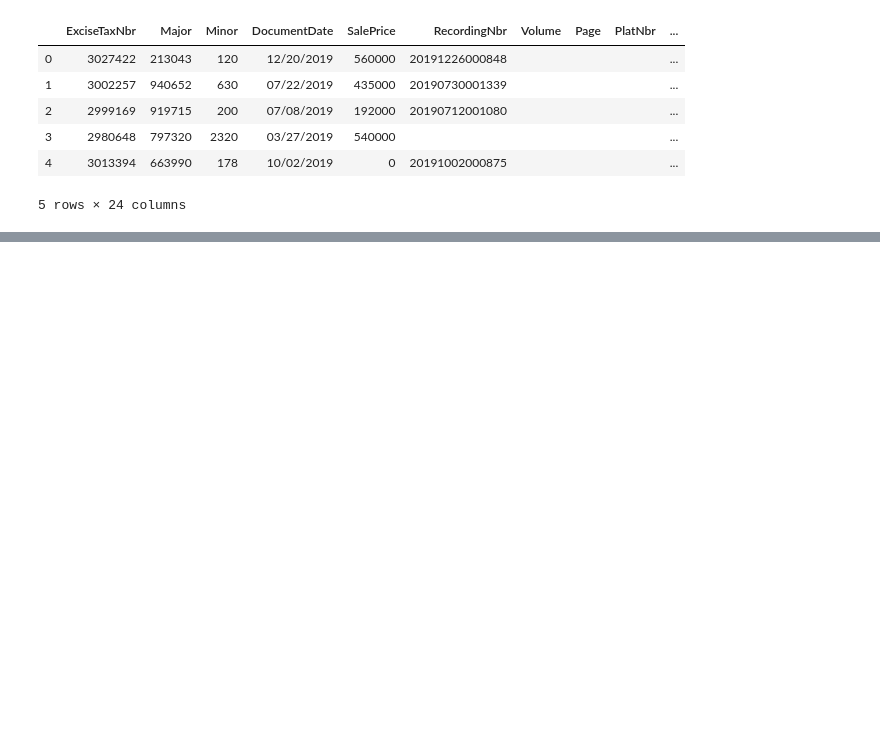
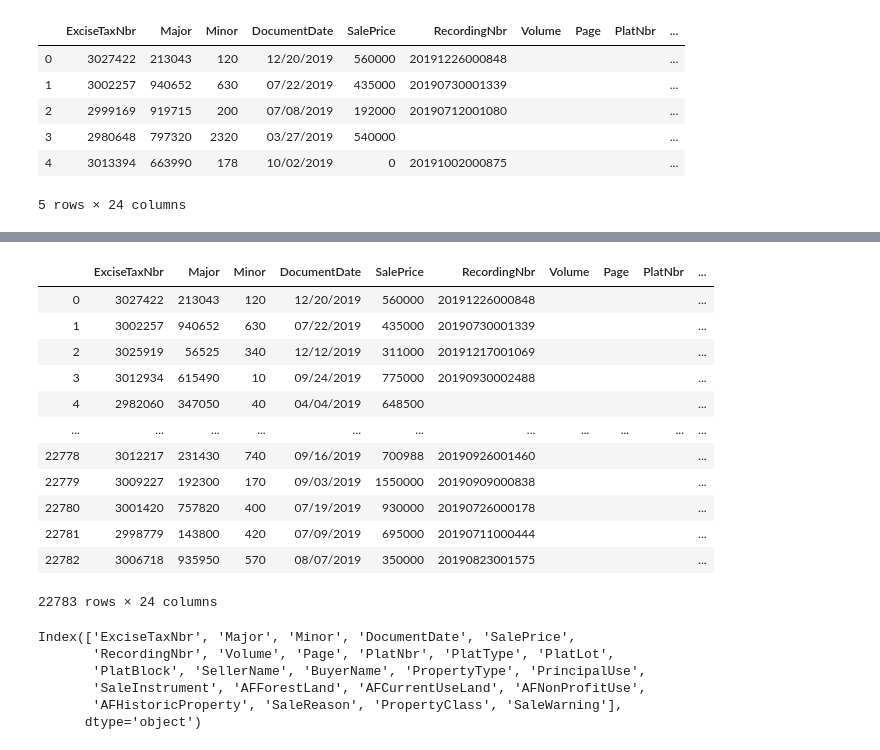
Before and after one commit to hmdev649/mod2-project, a Jupyter notebook: Exploratory Notebooks/Tim.ipynb, the cells around one changed output, grey strips where cells are left out. Saved outputs shown, nothing was run; the diff lists cells and outputs as text; code cells hidden in the pictures; blank space fills up the shorter version.

```diff
--- a/Exploratory Notebooks/Tim.ipynb
+++ b/Exploratory Notebooks/Tim.ipynb
@@ -36,0 +37,3 @@ df2019.to_csv('../references/df2019',index=False)
+# %%
+df2019 = pd.read_csv("../references/df2019.csv")
+df2019.head()
@@ -36,0 +81,31 @@ df2019.to_csv('../references/df2019',index=False)
+# %%
+q2 = ("""
+SELECT *
+FROM df2019
+WHERE (PropertyType = 11 or PropertyType = 12 or PropertyType = 13 or PropertyType = 14) and SalePrice > 0
+""")
+dfresidence =ps.sqldf(q2)
+dfresidence
+# %% [output]
+|  | ExciseTaxNbr | Major | Minor | DocumentDate | SalePrice | RecordingNbr | Volume | Page | PlatNbr | ... |
+| 0 | 3027422 | 213043 | 120 | 12/20/2019 | 560000 | 20191226000848 |  |  |  | ... |
+| 1 | 3002257 | 940652 | 630 | 07/22/2019 | 435000 | 20190730001339 |  |  |  | ... |
+| 2 | 3025919 | 56525 | 340 | 12/12/2019 | 311000 | 20191217001069 |  |  |  | ... |
+| 3 | 3012934 | 615490 | 10 | 09/24/2019 | 775000 | 20190930002488 |  |  |  | ... |
+| 4 | 2982060 | 347050 | 40 | 04/04/2019 | 648500 |  |  |  |  | ... |
+| ... | ... | ... | ... | ... | ... | ... | ... | ... | ... | ... |
+| 22778 | 3012217 | 231430 | 740 | 09/16/2019 | 700988 | 20190926001460 |  |  |  | ... |
+| 22779 | 3009227 | 192300 | 170 | 09/03/2019 | 1550000 | 20190909000838 |  |  |  | ... |
+| 22780 | 3001420 | 757820 | 400 | 07/19/2019 | 930000 | 20190726000178 |  |  |  | ... |
+| 22781 | 2998779 | 143800 | 420 | 07/09/2019 | 695000 | 20190711000444 |  |  |  | ... |
+| 22782 | 3006718 | 935950 | 570 | 08/07/2019 | 350000 | 20190823001575 |  |  |  | ... |
+22783 rows × 24 columns
+# %%
+dfresidence.columns
+# %% [output]
+Index(['ExciseTaxNbr', 'Major', 'Minor', 'DocumentDate', 'SalePrice',
+       'RecordingNbr', 'Volume', 'Page', 'PlatNbr', 'PlatType', 'PlatLot',
+       'PlatBlock', 'SellerName', 'BuyerName', 'PropertyType', 'PrincipalUse',
+       'SaleInstrument', 'AFForestLand', 'AFCurrentUseLand', 'AFNonProfitUse',
+       'AFHistoricProperty', 'SaleReason', 'PropertyClass', 'SaleWarning'],
+      dtype='object')
```
Also changed, not shown: parts of 18 cells of this notebook, 2 other files.
